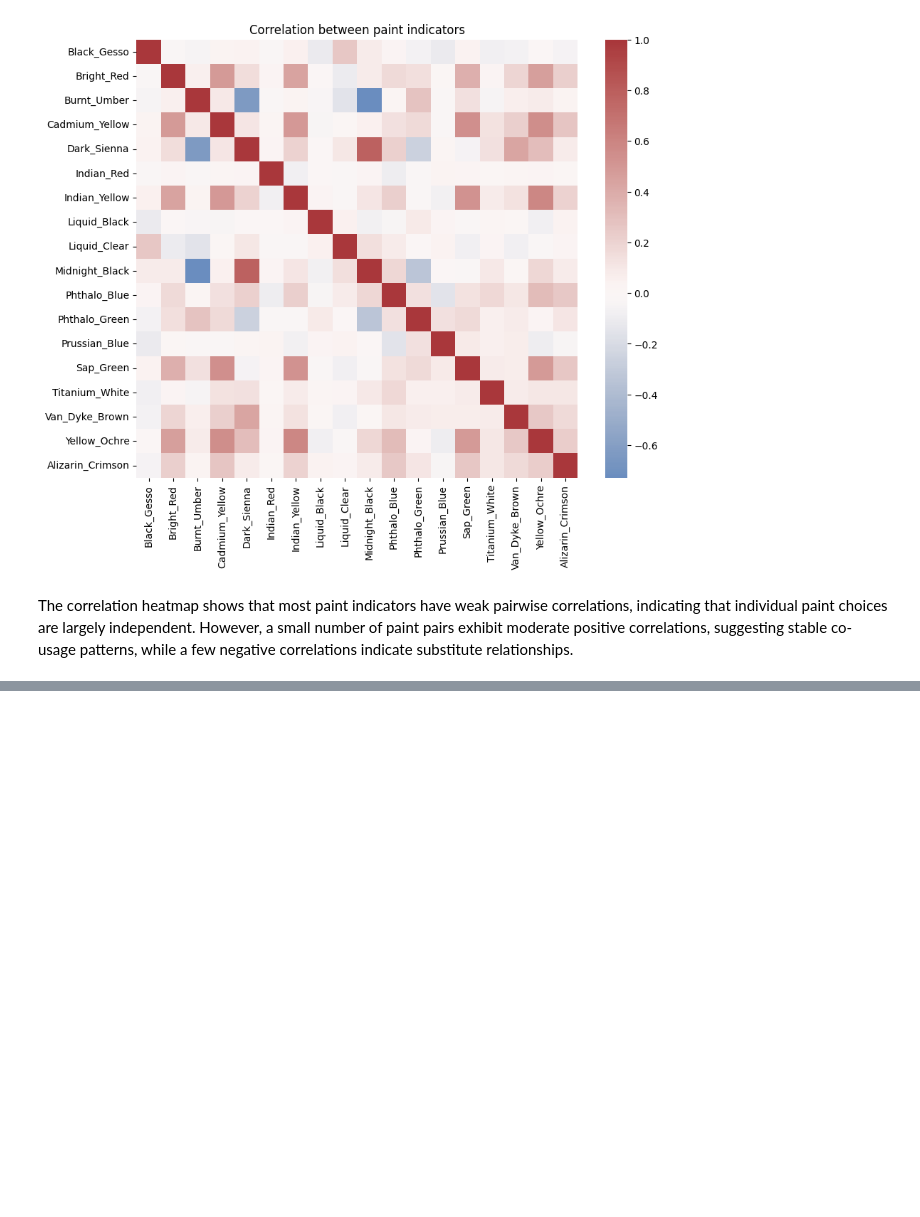
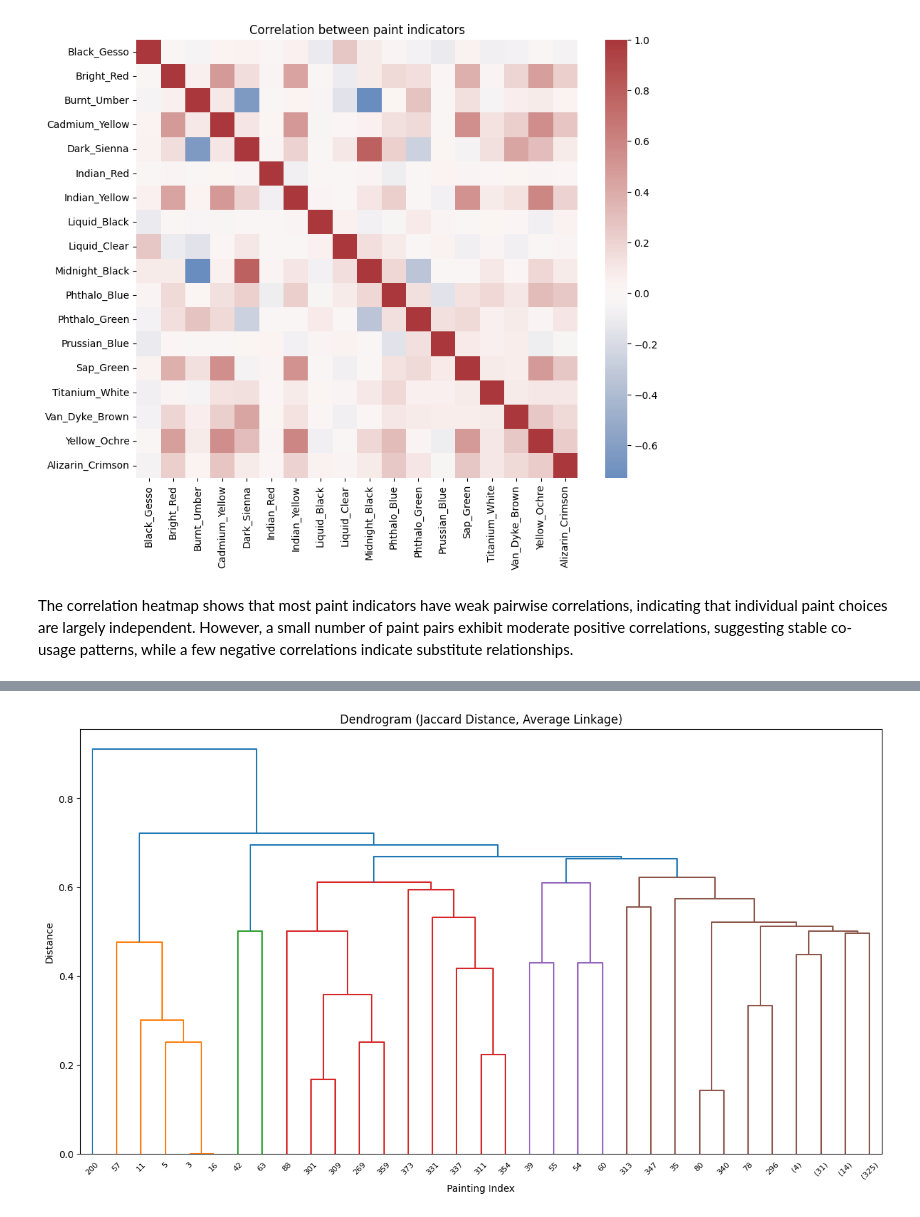
Before and after one commit to yujiunzou/BA820-Unsupervised-ML-Project, a Jupyter notebook: m3_integrated_methods/M3_Bob_Ross_Paintings.ipynb, the cells around one changed output, grey strips where cells are left out. Drawn from its saved outputs; the diff is of its cells as text; code cells hidden in the pictures; blank space fills up the shorter version.

```diff
--- a/m3_integrated_methods/M3_Bob_Ross_Paintings.ipynb
+++ b/m3_integrated_methods/M3_Bob_Ross_Paintings.ipynb
@@ -677,0 +850,9 @@ The correlation heatmap shows that most paint indicators have weak pairwise corr
+# %%
+plt.figure(figsize=(15, 8))
+dendrogram(Z, truncate_mode='level', p=10)
+plt.title("Dendrogram (Jaccard Distance, Average Linkage)")
+plt.xlabel("Painting Index")
+plt.ylabel("Distance")
+plt.show()
+# %% [output]
+[figure, added]
```
Also changed, not shown: parts of 46 cells of this notebook, 1 other file.
